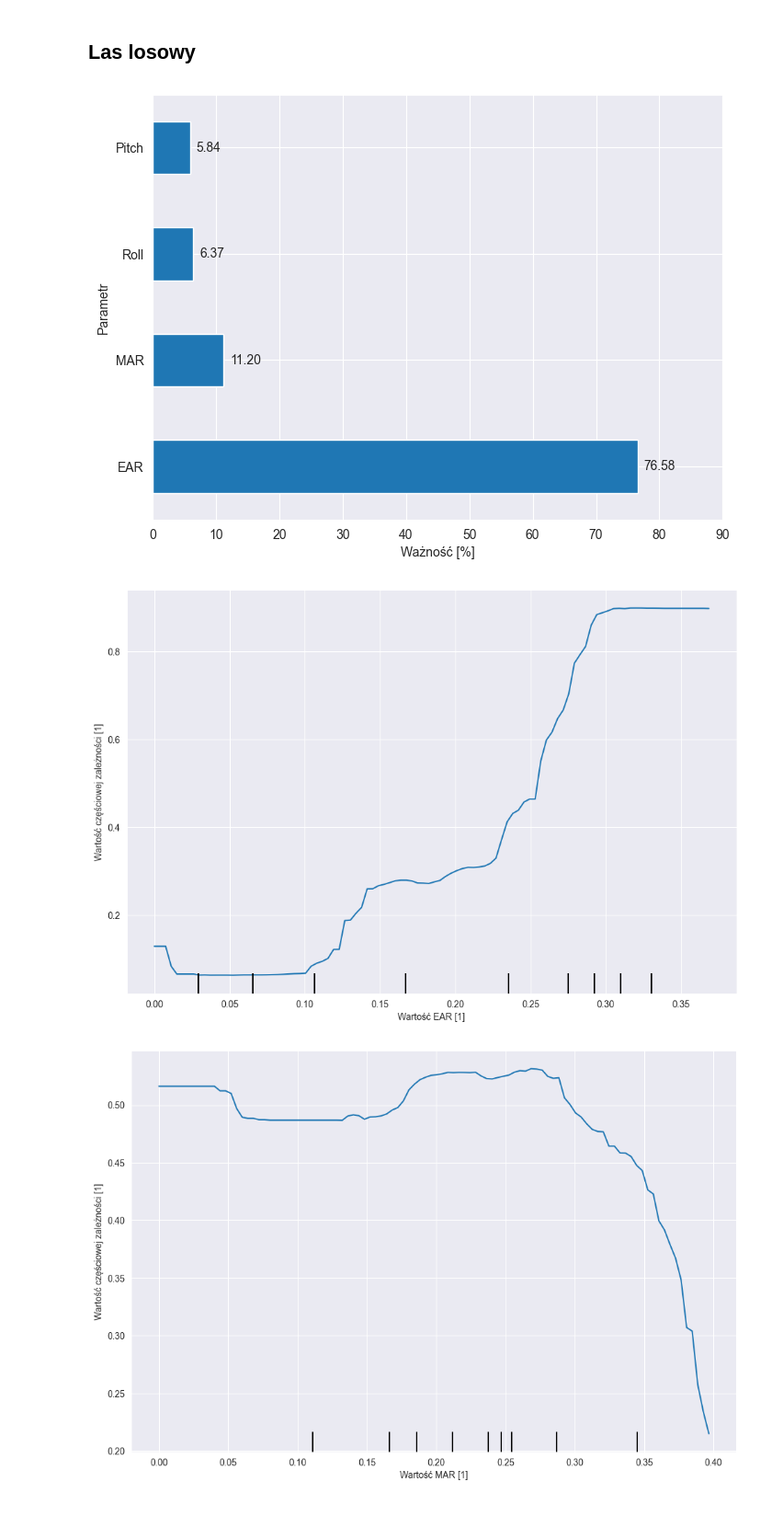
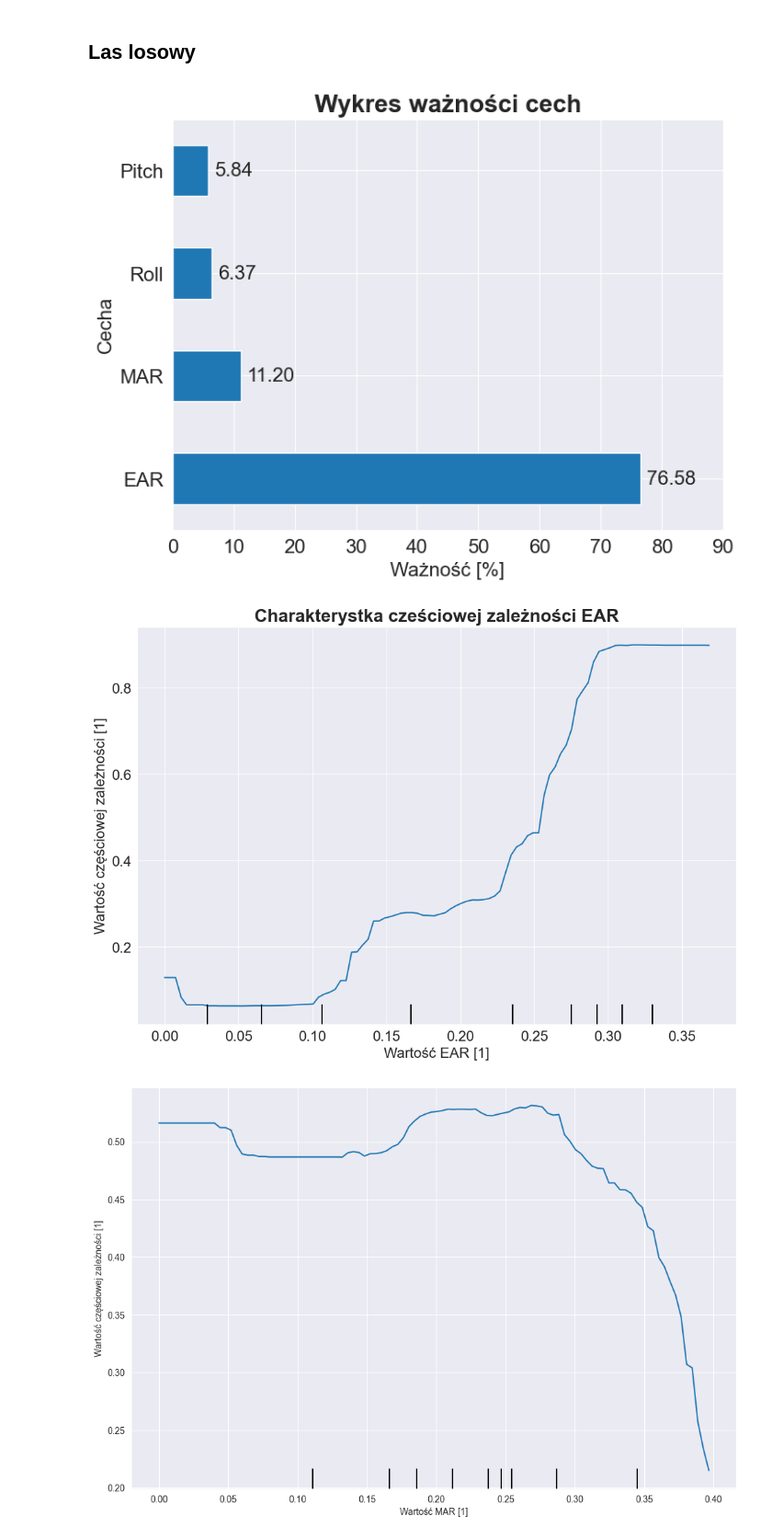
Before and after one commit to AdrianPanasiewicz/Drowsiness_detection_system, a Jupyter notebook: Workspace/Models/validating_on_test_dataset.ipynb, the cells around one changed output. Shown at 92% size. Saved outputs shown, nothing was run; the diff lists cells and outputs as text; code cells hidden in the pictures; blank space fills up the shorter version.

```diff
--- a/Workspace/Models/validating_on_test_dataset.ipynb
+++ b/Workspace/Models/validating_on_test_dataset.ipynb
@@ -57,13 +57,19 @@ test_dl = nn.dls.test_dl(test_df)
 ## Las losowy
 # %%
 importance = pd.DataFrame(dict(Parametr=test_xs.columns, Znaczenie=rf.feature_importances_*100)).sort_values("Znaczenie", ascending = False)
-ax = importance.plot(x='Parametr', y='Znaczenie', kind='barh', legend=False, figsize=(8, 6))
-plt.xlabel('Ważność [%]')
-ax.bar_label(ax.containers[0], fmt='%.2f', padding=5)
+
+ax = importance.plot(
+    x='Parametr', y='Znaczenie', kind='barh', legend=False, figsize=(8, 6)
+)
+ax.set_title("Wykres ważności cech", fontsize=20, fontweight='bold')
+ax.set_xlabel("Ważność [%]", fontsize=16)
+ax.set_ylabel("Cecha", fontsize=16)
+ax.tick_params(axis='both', labelsize=16)
+ax.bar_label(ax.containers[0], fmt='%.2f', padding=5, fontsize=16)
 plt.xlim(0, 90)
 plt.show()
 # %% [output]
-[figure, old version]
+[figure, new version]
 # %%
 import matplotlib.pyplot as plt
 from sklearn.inspection import PartialDependenceDisplay
@@ -77,12 +83,15 @@ pdp = PartialDependenceDisplay.from_estimator(
     ax=ax,
 )
 
-pdp.axes_[0][0].set_ylabel("Wartość częściowej zależności [1]")
-pdp.axes_[0][0].set_xlabel("Wartość EAR [1]")
+
+pdp.axes_[0][0].set_title("Charakterystka cześciowej zależności EAR",  fontsize=20, fontweight='bold')
+pdp.axes_[0][0].set_ylabel("Wartość częściowej zależności [1]",  fontsize=16)
+pdp.axes_[0][0].set_xlabel("Wartość EAR [1]",  fontsize=16)
+pdp.axes_[0][0].tick_params(axis='both', labelsize=16)
 pdp.axes_[0][0].grid(True)
 plt.show()
 # %% [output]
-[figure, old version]
+[figure, new version]
 # %%
 fig, ax = plt.subplots(figsize=(12, 8))
 
```
Also changed, not shown: 4 other files.
